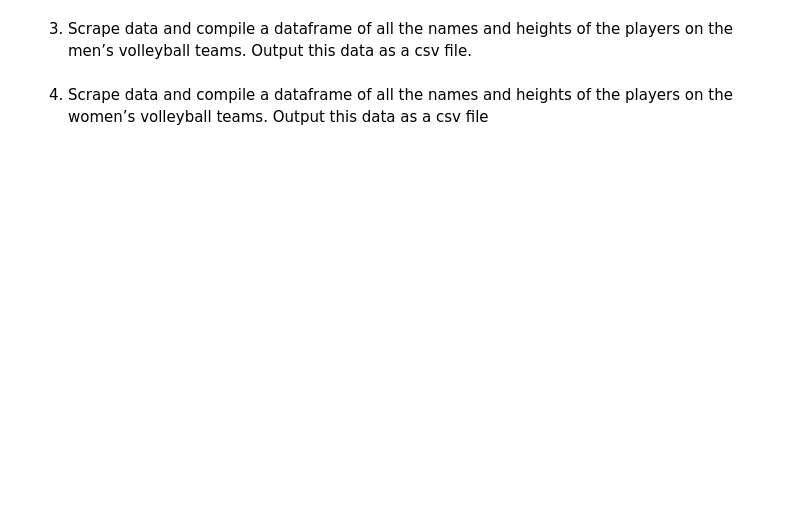
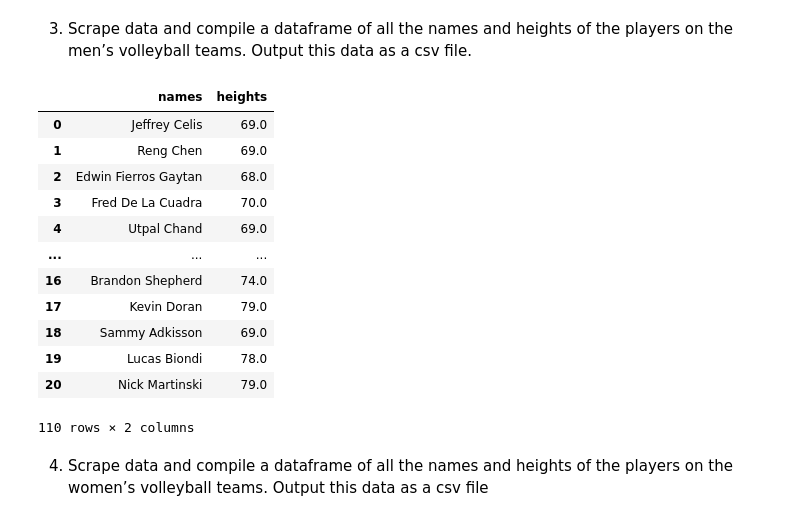
Before and after one commit to haokliao/CIS-3120, a Jupyter notebook: Project1.ipynb, the cells around one changed output. Saved outputs shown, nothing was run; the diff lists cells and outputs as text; code cells hidden in the pictures; blank space fills up the shorter version.

```diff
--- a/Project1.ipynb
+++ b/Project1.ipynb
@@ -130,12 +180,24 @@ mens_volleyball = [
 # %%
 #create empty dataframe
 m_volleyball = pd.DataFrame()
 
 #concat all urls of mens_volleyball teams into a single dataframe
 for i in range(len(mens_volleyball)):
   df = get_name_heights(mens_volleyball[i])
   m_volleyball = pd.concat([m_volleyball,df])
 
-# converting dataframe to csv file, mens_volleyball
-
-# m_volleyball.to_csv(r'mens_volleyball.csv',index=False)
+m_volleyball
+# %% [output]
+|  | names | heights |
+| 0 | Jeffrey Celis | 69.0 |
+| 1 | Reng Chen | 69.0 |
+| 2 | Edwin Fierros Gaytan | 68.0 |
+| 3 | Fred De La Cuadra | 70.0 |
+| 4 | Utpal Chand | 69.0 |
+| ... | ... | ... |
+| 16 | Brandon Shepherd | 74.0 |
+| 17 | Kevin Doran | 79.0 |
+| 18 | Sammy Adkisson | 69.0 |
+| 19 | Lucas Biondi | 78.0 |
+| 20 | Nick Martinski | 79.0 |
+110 rows × 2 columns
```
Also changed, not shown: parts of 10 cells of this notebook.
